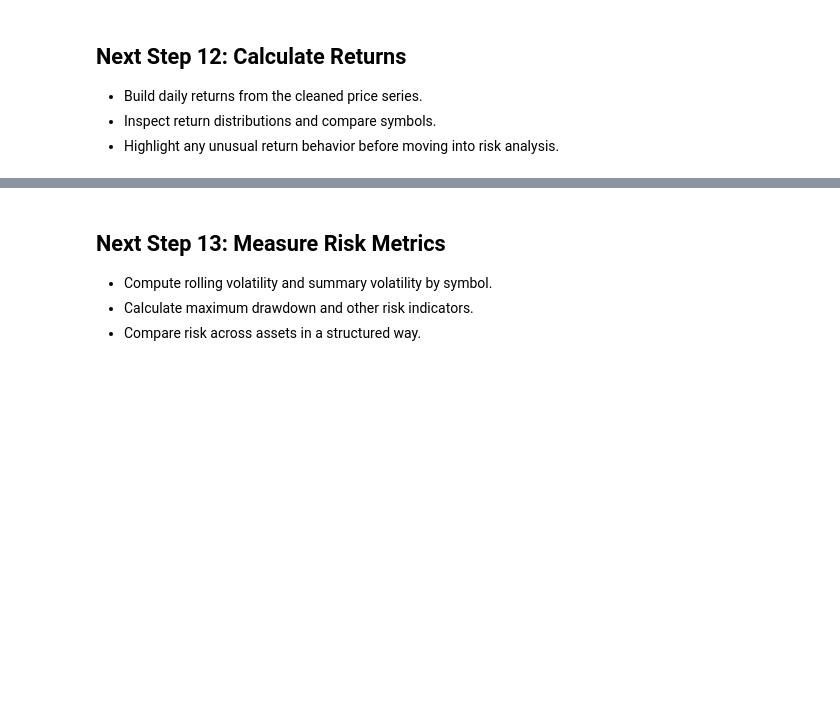
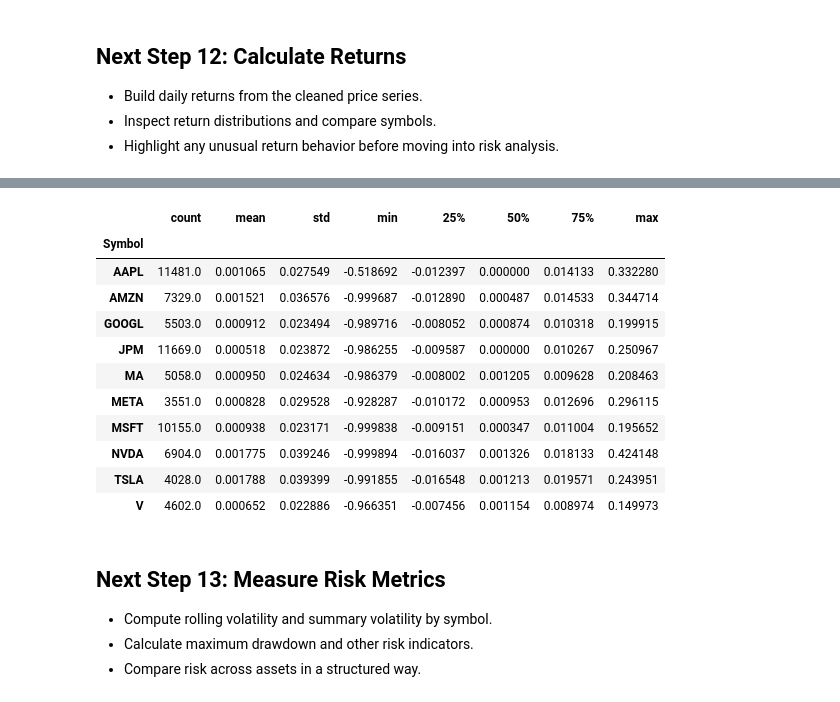
Before and after one commit to kumawatAkshay/QuantForge, a Jupyter notebook: notebook/equity_research.ipynb, the cells around one changed output, grey strips where cells are left out. Saved outputs shown, nothing was run; the diff lists cells and outputs as text; code cells hidden in the pictures; blank space fills up the shorter version.

```diff
--- a/notebook/equity_research.ipynb
+++ b/notebook/equity_research.ipynb
@@ -683,0 +729,15 @@ clean_df.head()
+# %%
+clean_df.groupby("Symbol")["Return"].describe()
+# %% [output]
+|  | count | mean | std | min | 25% | 50% | 75% | max |
+| Symbol |  |  |  |  |  |  |  |  |
+| AAPL | 11481.0 | 0.001065 | 0.027549 | -0.518692 | -0.012397 | 0.000000 | 0.014133 | 0.332280 |
+| AMZN | 7329.0 | 0.001521 | 0.036576 | -0.999687 | -0.012890 | 0.000487 | 0.014533 | 0.344714 |
+| GOOGL | 5503.0 | 0.000912 | 0.023494 | -0.989716 | -0.008052 | 0.000874 | 0.010318 | 0.199915 |
+| JPM | 11669.0 | 0.000518 | 0.023872 | -0.986255 | -0.009587 | 0.000000 | 0.010267 | 0.250967 |
+| MA | 5058.0 | 0.000950 | 0.024634 | -0.986379 | -0.008002 | 0.001205 | 0.009628 | 0.208463 |
+| META | 3551.0 | 0.000828 | 0.029528 | -0.928287 | -0.010172 | 0.000953 | 0.012696 | 0.296115 |
+| MSFT | 10155.0 | 0.000938 | 0.023171 | -0.999838 | -0.009151 | 0.000347 | 0.011004 | 0.195652 |
+| NVDA | 6904.0 | 0.001775 | 0.039246 | -0.999894 | -0.016037 | 0.001326 | 0.018133 | 0.424148 |
+| TSLA | 4028.0 | 0.001788 | 0.039399 | -0.991855 | -0.016548 | 0.001213 | 0.019571 | 0.243951 |
+| V | 4602.0 | 0.000652 | 0.022886 | -0.966351 | -0.007456 | 0.001154 | 0.008974 | 0.149973 |
```
Also changed, not shown: parts of 3 cells of this notebook.
